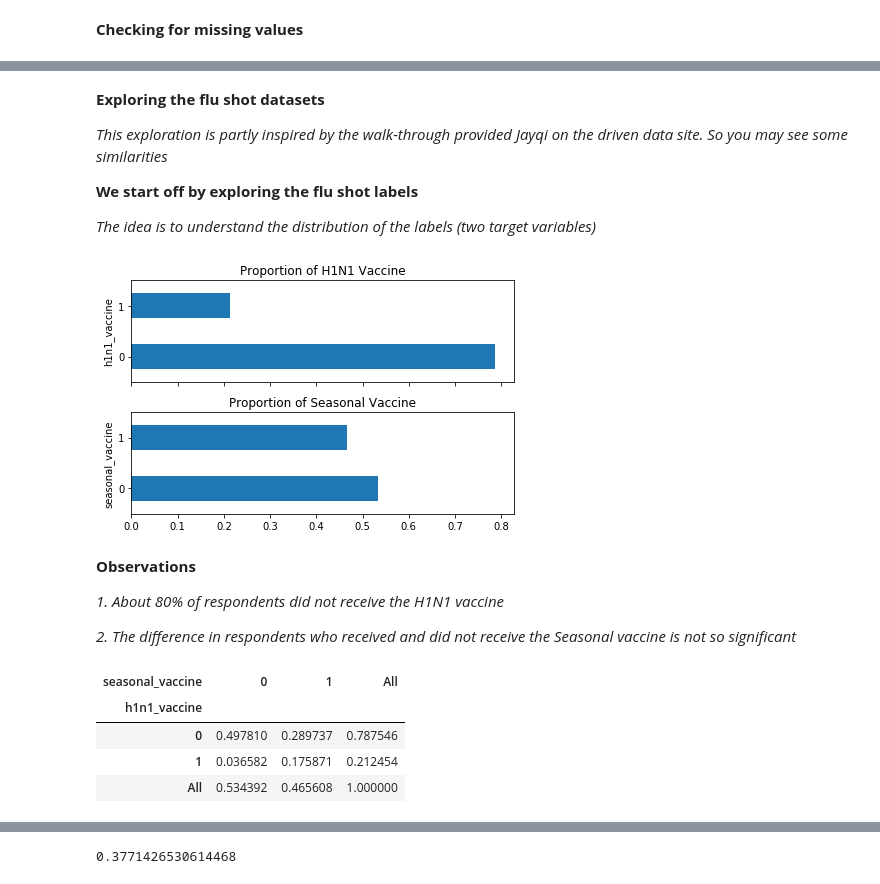
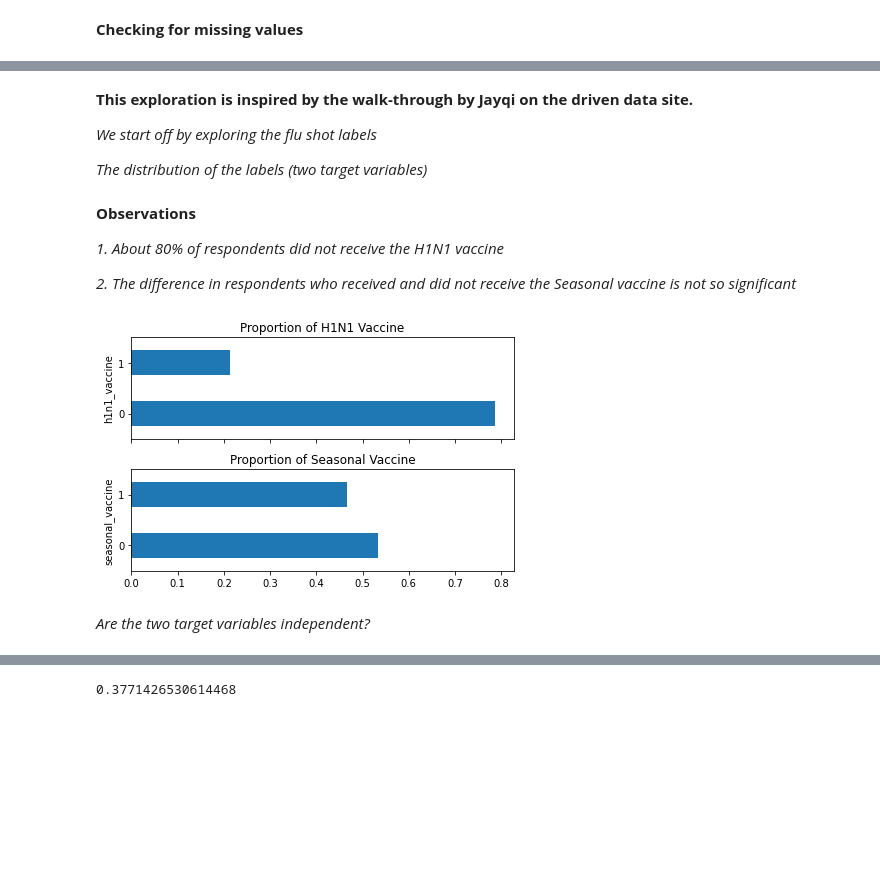
Before and after one commit to iPablo26/Driven-Data-Flu-Shot-Competition, a Jupyter notebook: Flu Shot Learning - Predict H1N1 and Seasonal Flu Vaccines.ipynb, the cells around one changed output, grey strips where cells are left out. Saved outputs shown, nothing was run; the diff lists cells and outputs as text; code cells hidden in the pictures; blank space fills up the shorter version.

Commit message:
Update on flu shot prediction

```diff
--- a/Flu Shot Learning - Predict H1N1 and Seasonal Flu Vaccines.ipynb
+++ b/Flu Shot Learning - Predict H1N1 and Seasonal Flu Vaccines.ipynb
@@ -42,3 +50,5 @@ df_train = pd.read_csv(f'training_set_features.csv', low_memory=False,
+# %%
+train_labels = pd.read_csv('training_set_labels.csv', index_col='respondent_id')
 # %%
 def display_all(df):
     with pd.option_context("display.max_rows", 1000, "display.max_columns", 1000):
@@ -286,50 +210,37 @@ dtype: int64
 # %% [markdown]
-**Exploring the flu shot datasets**
+**This exploration is inspired by the walk-through by Jayqi on the driven data site.**
 
-*This exploration is partly inspired by the walk-through provided Jayqi on the driven data site. So you may see some similarities*
+*We start off by exploring the flu shot labels*
 
-**We start off by exploring the flu shot labels**
-
-*The idea is to understand the distribution of the labels (two target variables)*
+*The distribution of the labels (two target variables)*
-# %%
-fig, ax = plt.subplots(2, 1, sharex=True) # creating a figure a set of subplots
-# sharex=True means the x and y axis will be shared among subplots
-
-n_obs = flushotDataLabels.shape[0] # The number of rows of in the label data set
-
-(flushotDataLabels['h1n1_vaccine']
-    .value_counts()
-    .div(n_obs)
-    .plot.barh(title="Proportion of H1N1 Vaccine", ax=ax[0])
-)
-ax[0].set_ylabel("h1n1_vaccine")
-
-(flushotDataLabels['seasonal_vaccine']
-    .value_counts()
-    .div(n_obs)
-    .plot.barh(title="Proportion of Seasonal Vaccine", ax=ax[1])
-)
-ax[1].set_ylabel("seasonal_vaccine")
-
-fig.tight_layout()
-# %% [output]
-[figure, removed]
 # %% [markdown]
 **Observations**
 
 *1. About 80% of respondents did not receive the H1N1 vaccine*
 
 *2. The difference in respondents who received and did not receive the Seasonal vaccine is not so significant*
-# %%
-pd.crosstab(
-    flushotDataLabels["h1n1_vaccine"],
-    flushotDataLabels["seasonal_vaccine"],
-    margins=True,
-    normalize=True
-)
-# %% [output]
-| seasonal_vaccine | 0 | 1 | All |
-| h1n1_vaccine |  |  |  |
-| 0 | 0.497810 | 0.289737 | 0.787546 |
-| 1 | 0.036582 | 0.175871 | 0.212454 |
-| All | 0.534392 | 0.465608 | 1.000000 |
+# %%
+fig, ax = plt.subplots(2, 1, sharex=True) # creating a figure a set of subplots
+# sharex=True means the x and y axis will be shared among subplots
+
+n_obs = train_labels.shape[0] # The number of rows of in the label data set
+
+(train_labels['h1n1_vaccine']
+    .value_counts()
+    .div(n_obs)
+    .plot.barh(title="Proportion of H1N1 Vaccine", ax=ax[0])
+)
+ax[0].set_ylabel("h1n1_vaccine")
+
+(train_labels['seasonal_vaccine']
+    .value_counts()
+    .div(n_obs)
+    .plot.barh(title="Proportion of Seasonal Vaccine", ax=ax[1])
+)
+ax[1].set_ylabel("seasonal_vaccine")
+
+fig.tight_layout()
+# %% [output]
+[figure, added]
+# %% [markdown]
+*Are the two target variables independent?*
```
Also changed, not shown: parts of 73 cells of this notebook.
